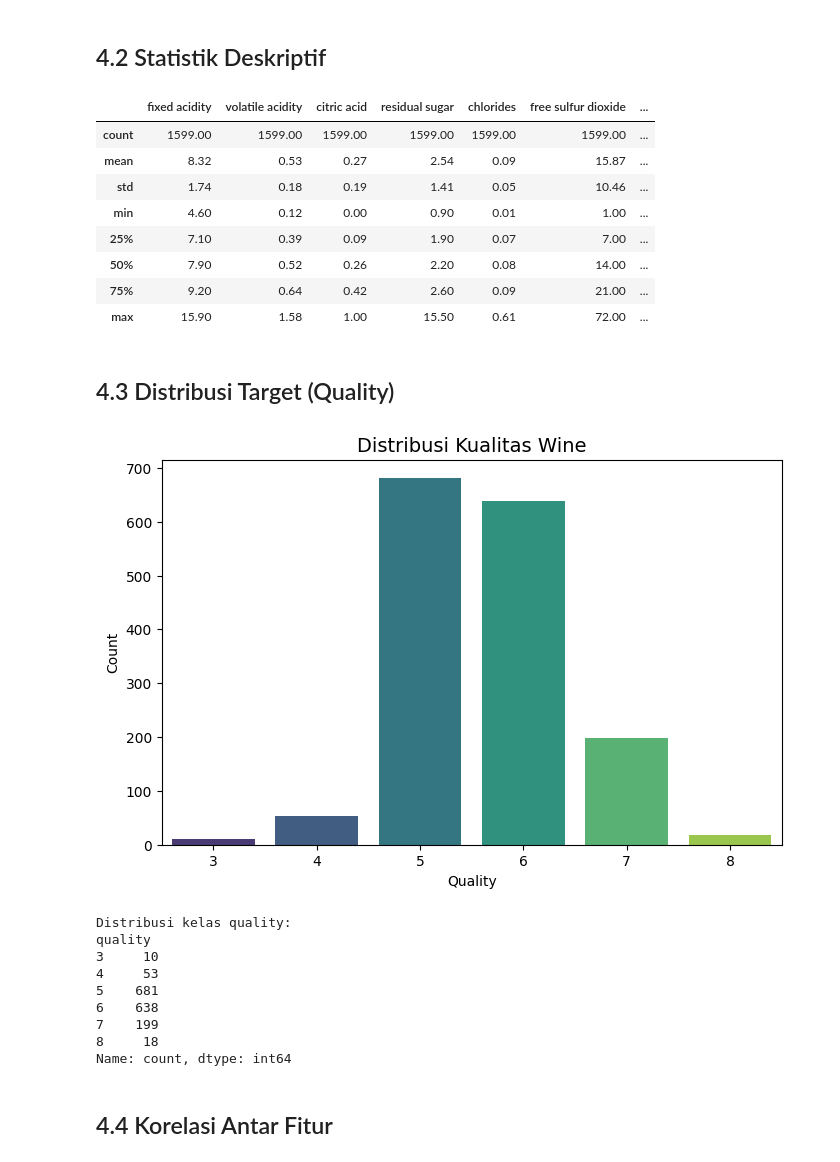
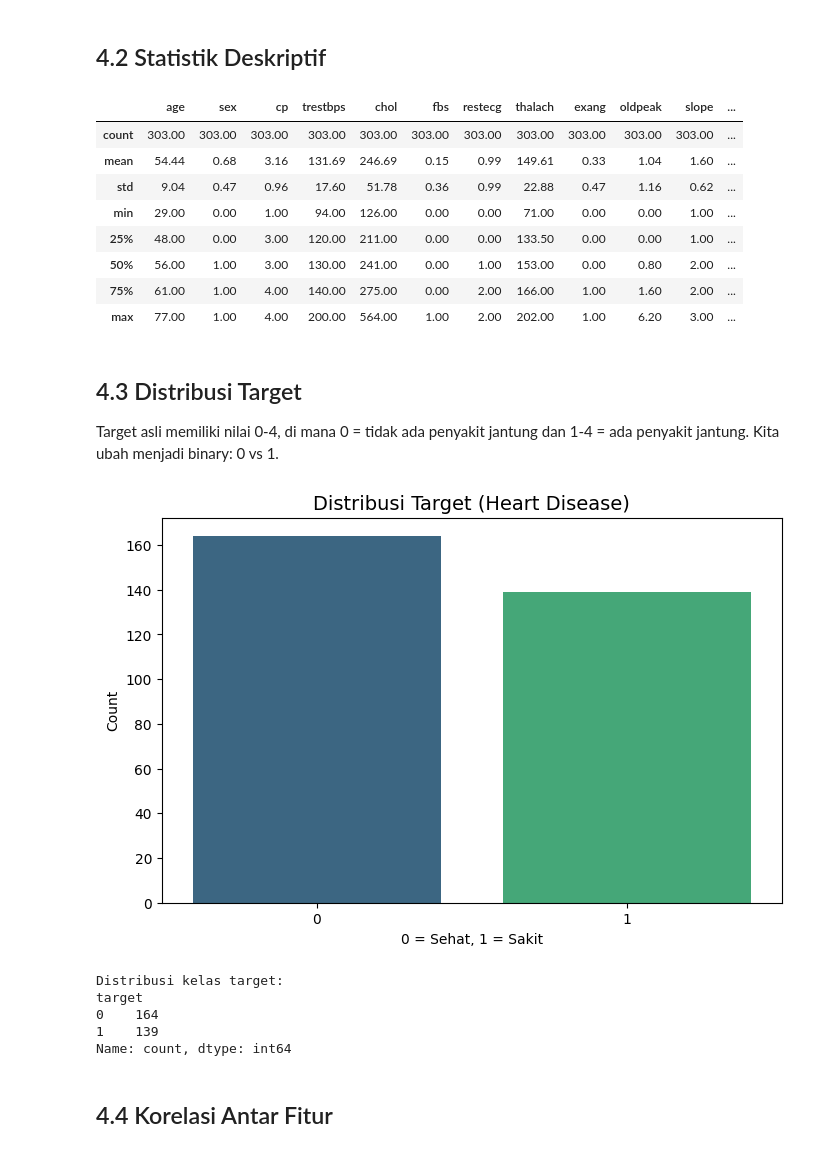
Before and after one commit to LiuYaksha/Eksperimen_SML_Elang-Permadi-Lau, a Jupyter notebook: preprocessing/Eksperimen_Elang-Permadi-Lau.ipynb, the cells around one changed output. Drawn from its saved outputs; the diff is of its cells as text; code cells hidden in the pictures.

```diff
--- a/preprocessing/Eksperimen_Elang-Permadi-Lau.ipynb
+++ b/preprocessing/Eksperimen_Elang-Permadi-Lau.ipynb
@@ -32,5 +39,10 @@ Memuat dataset Wine Quality (Red) dari file CSV. Dataset ini menggunakan separat
 # %%
-df = pd.read_csv("../winequality-red.csv", sep=";")
+columns = [
+    "age", "sex", "cp", "trestbps", "chol", "fbs", "restecg",
+    "thalach", "exang", "oldpeak", "slope", "ca", "thal", "target"
+]
+
+df = pd.read_csv("../heart-disease.csv", names=columns, na_values="?")
 
 print("Shape dataset:", df.shape)
 print("\nKolom dataset:")
@@ -90,37 +103,39 @@ Duplikat: 240 baris
 # %%
 df.describe().round(2)
 # %% [output]
-|  | fixed acidity | volatile acidity | citric acid | residual sugar | chlorides | free sulfur dioxide | ... |
-| count | 1599.00 | 1599.00 | 1599.00 | 1599.00 | 1599.00 | 1599.00 | ... |
-| mean | 8.32 | 0.53 | 0.27 | 2.54 | 0.09 | 15.87 | ... |
-| std | 1.74 | 0.18 | 0.19 | 1.41 | 0.05 | 10.46 | ... |
-| min | 4.60 | 0.12 | 0.00 | 0.90 | 0.01 | 1.00 | ... |
-| 25% | 7.10 | 0.39 | 0.09 | 1.90 | 0.07 | 7.00 | ... |
-| 50% | 7.90 | 0.52 | 0.26 | 2.20 | 0.08 | 14.00 | ... |
-| 75% | 9.20 | 0.64 | 0.42 | 2.60 | 0.09 | 21.00 | ... |
-| max | 15.90 | 1.58 | 1.00 | 15.50 | 0.61 | 72.00 | ... |
+|  | age | sex | cp | trestbps | chol | fbs | restecg | thalach | exang | oldpeak | slope | ... |
+| count | 303.00 | 303.00 | 303.00 | 303.00 | 303.00 | 303.00 | 303.00 | 303.00 | 303.00 | 303.00 | 303.00 | ... |
+| mean | 54.44 | 0.68 | 3.16 | 131.69 | 246.69 | 0.15 | 0.99 | 149.61 | 0.33 | 1.04 | 1.60 | ... |
+| std | 9.04 | 0.47 | 0.96 | 17.60 | 51.78 | 0.36 | 0.99 | 22.88 | 0.47 | 1.16 | 0.62 | ... |
+| min | 29.00 | 0.00 | 1.00 | 94.00 | 126.00 | 0.00 | 0.00 | 71.00 | 0.00 | 0.00 | 1.00 | ... |
+| 25% | 48.00 | 0.00 | 3.00 | 120.00 | 211.00 | 0.00 | 0.00 | 133.50 | 0.00 | 0.00 | 1.00 | ... |
+| 50% | 56.00 | 1.00 | 3.00 | 130.00 | 241.00 | 0.00 | 1.00 | 153.00 | 0.00 | 0.80 | 2.00 | ... |
+| 75% | 61.00 | 1.00 | 4.00 | 140.00 | 275.00 | 0.00 | 2.00 | 166.00 | 1.00 | 1.60 | 2.00 | ... |
+| max | 77.00 | 1.00 | 4.00 | 200.00 | 564.00 | 1.00 | 2.00 | 202.00 | 1.00 | 6.20 | 3.00 | ... |
-# %% [markdown]
-## 4.3 Distribusi Target (Quality)
+# %% [markdown]
+## 4.3 Distribusi Target
+
+Target asli memiliki nilai 0-4, di mana 0 = tidak ada penyakit jantung dan 1-4 = ada penyakit jantung.
+Kita ubah menjadi binary: 0 vs 1.
 # %%
+# Ubah target menjadi binary (0 = sehat, 1 = sakit)
+df["target"] = (df["target"] > 0).astype(int)
+
 plt.figure(figsize=(8, 5))
-sns.countplot(x="quality", data=df, palette="viridis")
-plt.title("Distribusi Kualitas Wine", fontsize=14)
-plt.xlabel("Quality")
+sns.countplot(x="target", data=df, palette="viridis")
+plt.title("Distribusi Target (Heart Disease)", fontsize=14)
+plt.xlabel("0 = Sehat, 1 = Sakit")
 plt.ylabel("Count")
 plt.show()
 
-print("\nDistribusi kelas quality:")
-print(df["quality"].value_counts().sort_index())
+print("\nDistribusi kelas target:")
+print(df["target"].value_counts())
 # %% [output]
-[figure, old version]
+[figure, new version]
-Distribusi kelas quality:
-quality
-3     10
-4     53
-5    681
-6    638
-7    199
-8     18
+Distribusi kelas target:
+target
+0    164
+1    139
 Name: count, dtype: int64
 # %% [markdown]
 ## 4.4 Korelasi Antar Fitur
```
Also changed, not shown: parts of 17 cells of this notebook, 6 other files.
